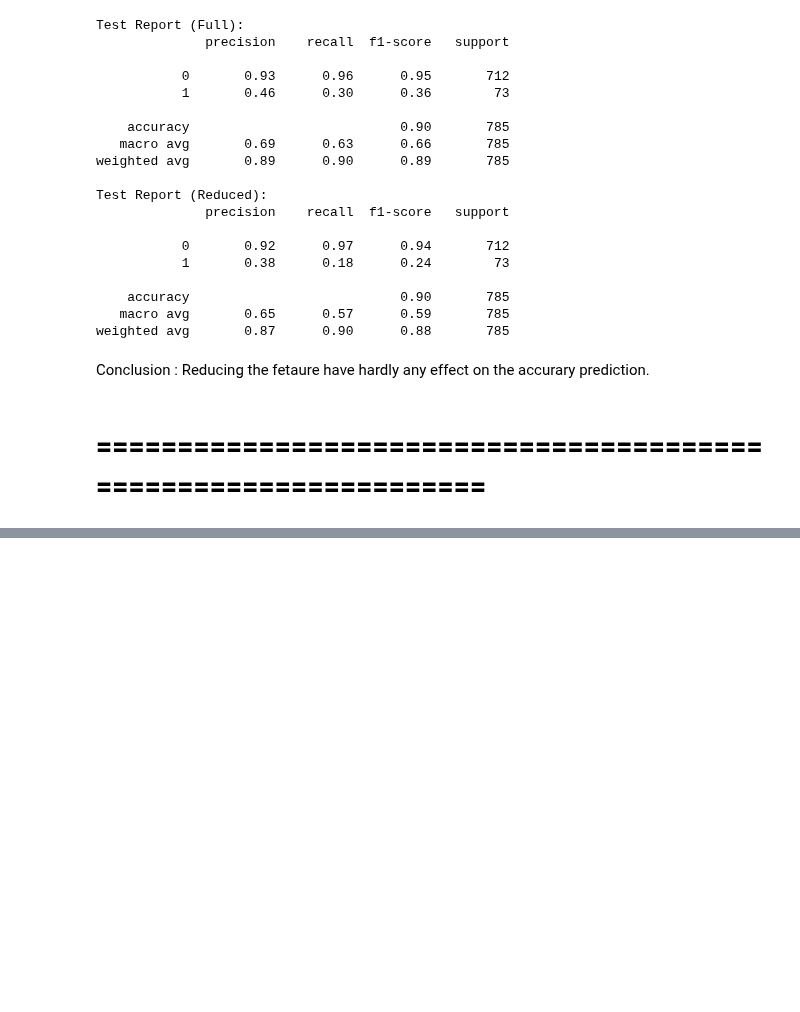
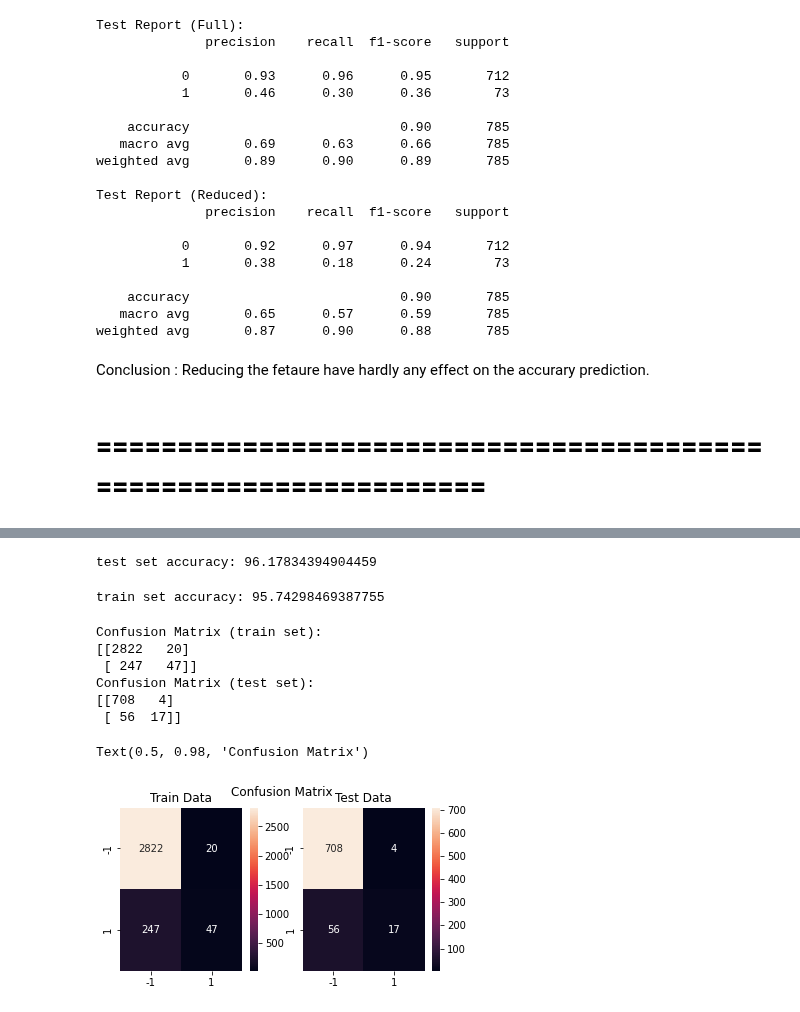
Before and after one commit to arvind-maurya/MachineLearning, a Jupyter notebook: Assignment/AIMLCEP_Q2.ipynb, the cells around one changed output, grey strips where cells are left out. Saved outputs shown, nothing was run; the diff lists cells and outputs as text; code cells hidden in the pictures; blank space fills up the shorter version.

```diff
--- a/Assignment/AIMLCEP_Q2.ipynb
+++ b/Assignment/AIMLCEP_Q2.ipynb
@@ -515,0 +518,3 @@ Conclusion :  Reducing the fetaure have hardly any effect on the accurary predic
+# %%
+from sklearn.svm import LinearSVC #linear svm from scikit learn
+clf = LinearSVC(random_state=0, tol=1e-5) #max_iter=10000
@@ -515,0 +553,60 @@ Conclusion :  Reducing the fetaure have hardly any effect on the accurary predic
+# %%
+#reshaping predicted_labels so that it is of the same shape as test_label
+predicted_labels = np.reshape(predicted_labels.data,(num_test,1))
+#If you wish to see how predicted_labels and test_label look, you can print them and check
+#print(predicted_labels)
+# print(predicted_labels)
+# %%
+#compute test set error and test set accuracy
+test_error = np.sum(0.5*np.abs(predicted_labels-test_label))/len(test_label)*100.0#Try to understand this equation
+test_accuracy = 100.0-test_error
+#print the test set accuracy
+print('test set accuracy:', test_accuracy)
+# %% [output]
+test set accuracy: 96.17834394904459
+# %%
+#We can also use the trained model clf_model to predict the train set
+predicted_train_labels = clf_model.predict(train_features)
+#reshaping predicted_train_labels so that it is of the same shape as train_label
+predicted_train_labels = np.reshape(predicted_train_labels.data,(num_train,1))
+#compute train set error and train set accuracy
+train_label = np.reshape(train_label,(num_train,1))
+train_error = np.sum(0.5*np.abs(predicted_train_labels-train_label))/len(train_label)*100.0
+train_accuracy = 100.0-train_error
+#print the train set accuracy
+print('train set accuracy:', train_accuracy)
+# %% [output]
+train set accuracy: 95.74298469387755
+# %%
+from sklearn.metrics import confusion_matrix
+cm_train = confusion_matrix(train_label, predicted_train_labels)
+print("Confusion Matrix (train set):")
+print(cm_train)
+cm_test = confusion_matrix(test_label, predicted_labels)
+print("Confusion Matrix (test set):")
+print(cm_test)
+# %% [output]
+Confusion Matrix (train set):
+[[2822   20]
+ [ 247   47]]
+Confusion Matrix (test set):
+[[708   4]
+ [ 56  17]]
+# %%
+#Plotting the confusion matrix for better interpretation
+import seaborn as sns
+import matplotlib.pyplot as plt
+fig, axes = plt.subplots(ncols=2, figsize=(6, 3))
+ax1, ax2 = axes
+sns.heatmap(cm_train, annot=True, fmt='g', ax=ax1)
+sns.heatmap(cm_test, annot=True, fmt='g', ax=ax2)
+ax1.set_title('Train Data')
+ax1.xaxis.set_ticklabels(['-1', '1'])
+ax1.yaxis.set_ticklabels(['-1', '1'])
+ax2.set_title('Test Data')
+ax2.xaxis.set_ticklabels(['-1', '1'])
+ax2.yaxis.set_ticklabels(['-1', '1'])
+fig.suptitle('Confusion Matrix')
+# %% [output]
+Text(0.5, 0.98, 'Confusion Matrix')
+[figure, added]
```
Also changed, not shown: parts of 6 cells of this notebook.
